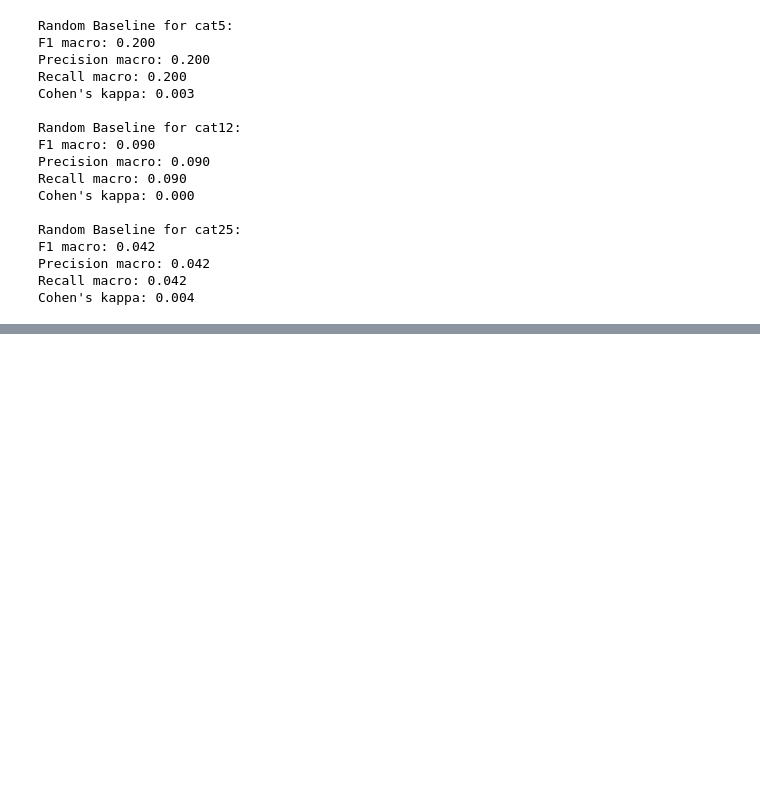
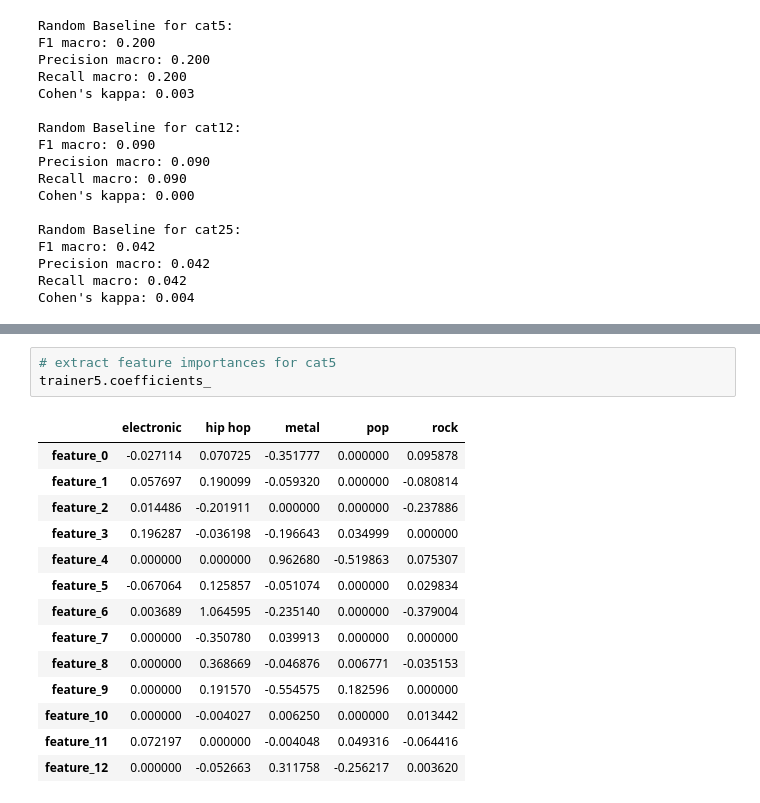
Before and after one commit to markusradke/LyricsGenreRecognition, a Jupyter notebook: notebooks/prototyping/simple_LDA_approach.ipynb, the cells around one changed output, grey strips where cells are left out. Cells and saved outputs as stored; diff of their text form; blank space fills up the shorter version.

```diff
--- a/notebooks/prototyping/simple_LDA_approach.ipynb
+++ b/notebooks/prototyping/simple_LDA_approach.ipynb
@@ -268,3 +310,21 @@ Kappa: 0.274
+# %%
+# extract feature importances for cat5
+trainer5.coefficients_
+# %% [output]
+|  | electronic | hip hop | metal | pop | rock |
+| feature_0 | -0.027114 | 0.070725 | -0.351777 | 0.000000 | 0.095878 |
+| feature_1 | 0.057697 | 0.190099 | -0.059320 | 0.000000 | -0.080814 |
+| feature_2 | 0.014486 | -0.201911 | 0.000000 | 0.000000 | -0.237886 |
+| feature_3 | 0.196287 | -0.036198 | -0.196643 | 0.034999 | 0.000000 |
+| feature_4 | 0.000000 | 0.000000 | 0.962680 | -0.519863 | 0.075307 |
+| feature_5 | -0.067064 | 0.125857 | -0.051074 | 0.000000 | 0.029834 |
+| feature_6 | 0.003689 | 1.064595 | -0.235140 | 0.000000 | -0.379004 |
+| feature_7 | 0.000000 | -0.350780 | 0.039913 | 0.000000 | 0.000000 |
+| feature_8 | 0.000000 | 0.368669 | -0.046876 | 0.006771 | -0.035153 |
+| feature_9 | 0.000000 | 0.191570 | -0.554575 | 0.182596 | 0.000000 |
+| feature_10 | 0.000000 | -0.004027 | 0.006250 | 0.000000 | 0.013442 |
+| feature_11 | 0.072197 | 0.000000 | -0.004048 | 0.049316 | -0.064416 |
+| feature_12 | 0.000000 | -0.052663 | 0.311758 | -0.256217 | 0.003620 |
 # %%
 # cat12
 y_train_cat12 = corpus_train["cat12"]
```
Also changed, not shown: parts of 24 cells of this notebook, 13 other files.
